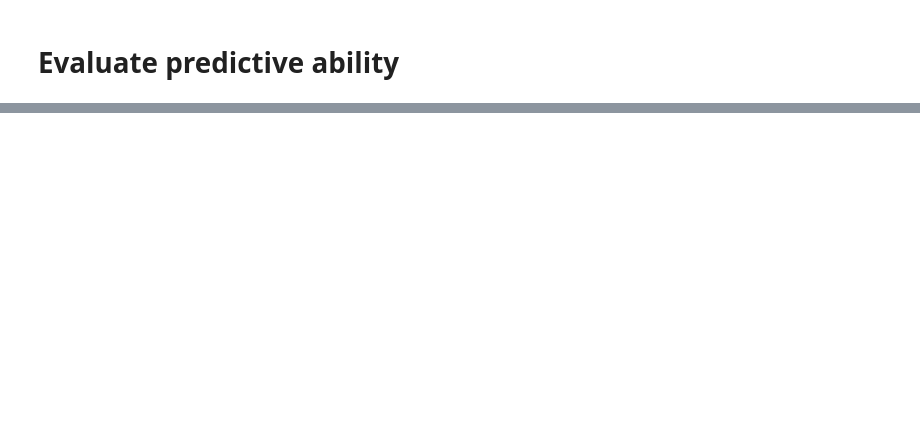
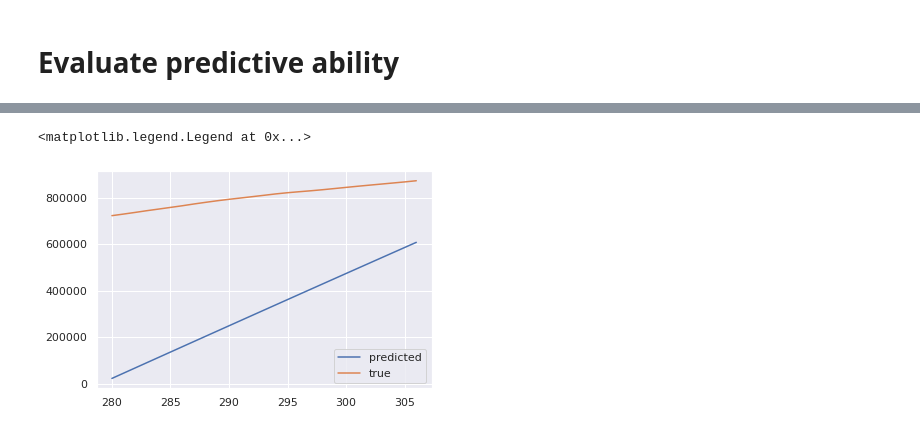
Before and after one commit to btseytlin/covid_peak_sir_modelling, a Jupyter notebook: sir_curve_fit.ipynb, the cells around one changed output, grey strips where cells are left out. Cells and saved outputs as stored; diff of their text form; code cells hidden in the pictures; blank space fills up the shorter version.

```diff
--- a/sir_curve_fit.ipynb
+++ b/sir_curve_fit.ipynb
@@ -422,0 +495,7 @@ np.mean(maes)
+# %%
+plt.plot(test_index, I.cumsum(), label='predicted')
+plt.plot(test_index, test_subset.total_infected, label='true')
+plt.legend()
+# %% [output]
+<matplotlib.legend.Legend at 0x...>
+[figure, added]
```
Also changed, not shown: parts of 30 cells of this notebook, 13 other files.
